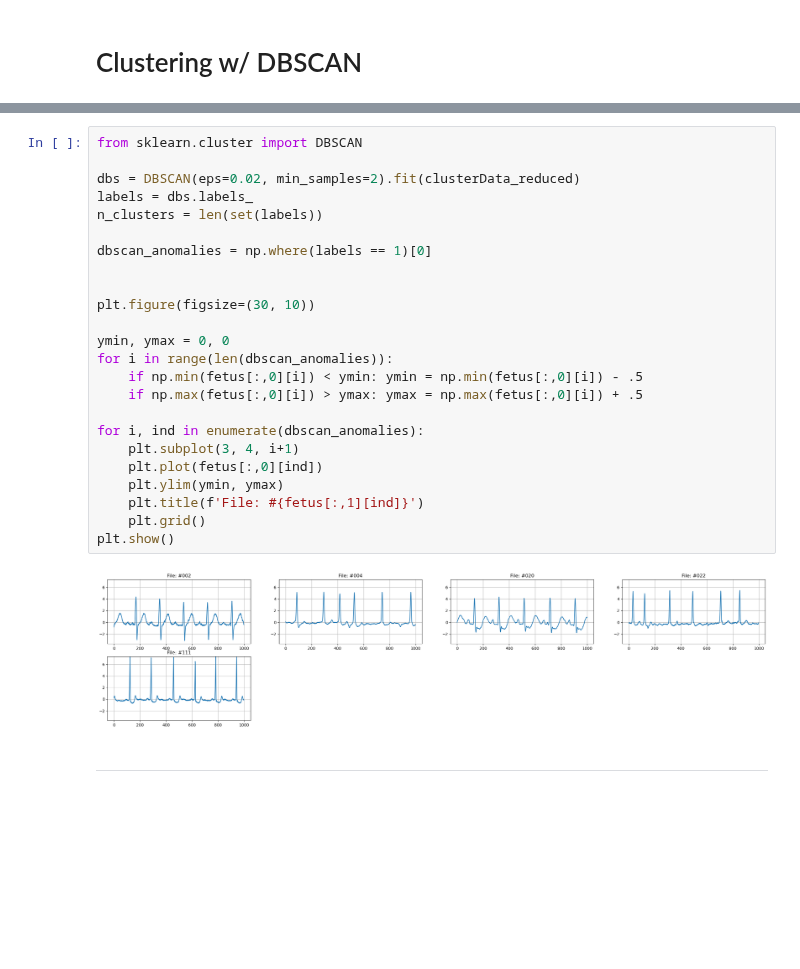
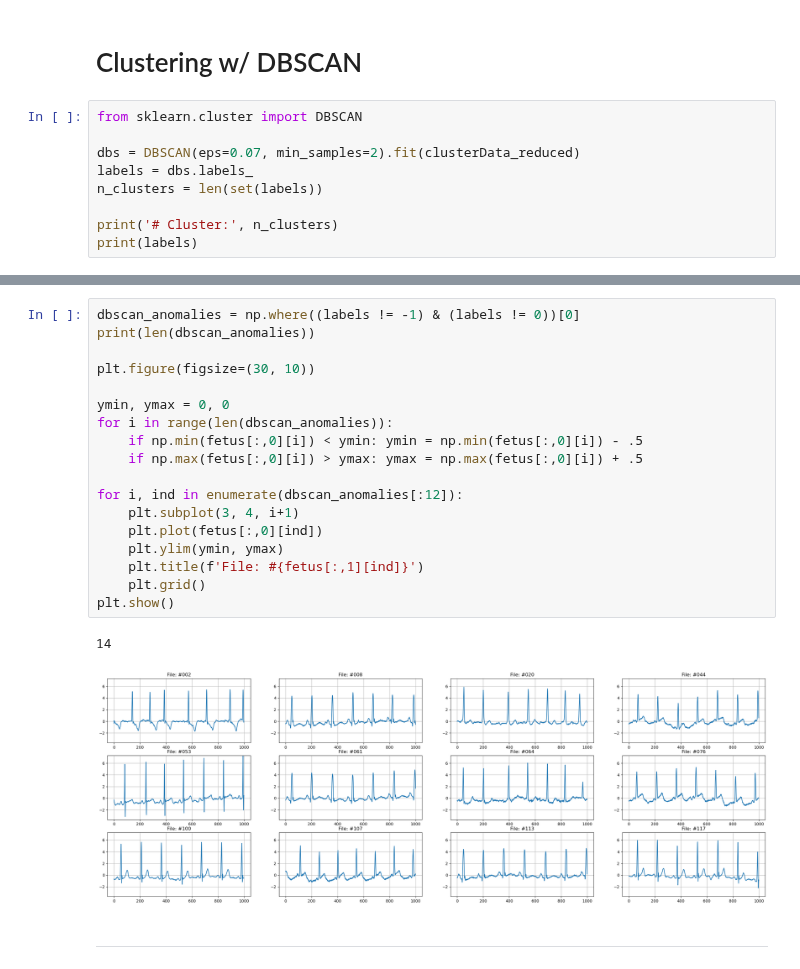
Before and after one commit to PplaysMine/unsupervisedLearning, a Jupyter notebook: fetalheartbeat/fetalheartbeat.ipynb, the cells around one changed output, grey strips where cells are left out. Saved outputs shown, nothing was run; the diff lists cells and outputs as text; blank space fills up the shorter version.

Commit message:
Update DBSCAN

```diff
--- a/fetalheartbeat/fetalheartbeat.ipynb
+++ b/fetalheartbeat/fetalheartbeat.ipynb
@@ -119,2 +119,11 @@ Shape of reduced data  (142, 2)
 # %% [markdown]
 <h1>Clustering w/ DBSCAN</h1>
+# %%
+from sklearn.cluster import DBSCAN
+
+dbs = DBSCAN(eps=0.07, min_samples=2).fit(clusterData_reduced)
+labels = dbs.labels_
+n_clusters = len(set(labels))
+
+print('# Cluster:', n_clusters)
+print(labels)
@@ -121,29 +138,24 @@ Shape of reduced data  (142, 2)
 # %%
-from sklearn.cluster import DBSCAN
-
-dbs = DBSCAN(eps=0.02, min_samples=2).fit(clusterData_reduced)
-labels = dbs.labels_
-n_clusters = len(set(labels))
-
-dbscan_anomalies = np.where(labels == 1)[0]
-
+dbscan_anomalies = np.where((labels != -1) & (labels != 0))[0]
+print(len(dbscan_anomalies))
 
 plt.figure(figsize=(30, 10))
 
 ymin, ymax = 0, 0
 for i in range(len(dbscan_anomalies)):
     if np.min(fetus[:,0][i]) < ymin: ymin = np.min(fetus[:,0][i]) - .5
     if np.max(fetus[:,0][i]) > ymax: ymax = np.max(fetus[:,0][i]) + .5
 
-for i, ind in enumerate(dbscan_anomalies):
+for i, ind in enumerate(dbscan_anomalies[:12]):
     plt.subplot(3, 4, i+1)
     plt.plot(fetus[:,0][ind])
     plt.ylim(ymin, ymax)
     plt.title(f'File: #{fetus[:,1][ind]}')
     plt.grid()
 plt.show()
 # %% [output]
+14
-[figure, old version]
+[figure, new version]
 # %% [markdown]
 ***
 # %% [markdown]
```
Also changed, not shown: parts of 3 cells of this notebook.
